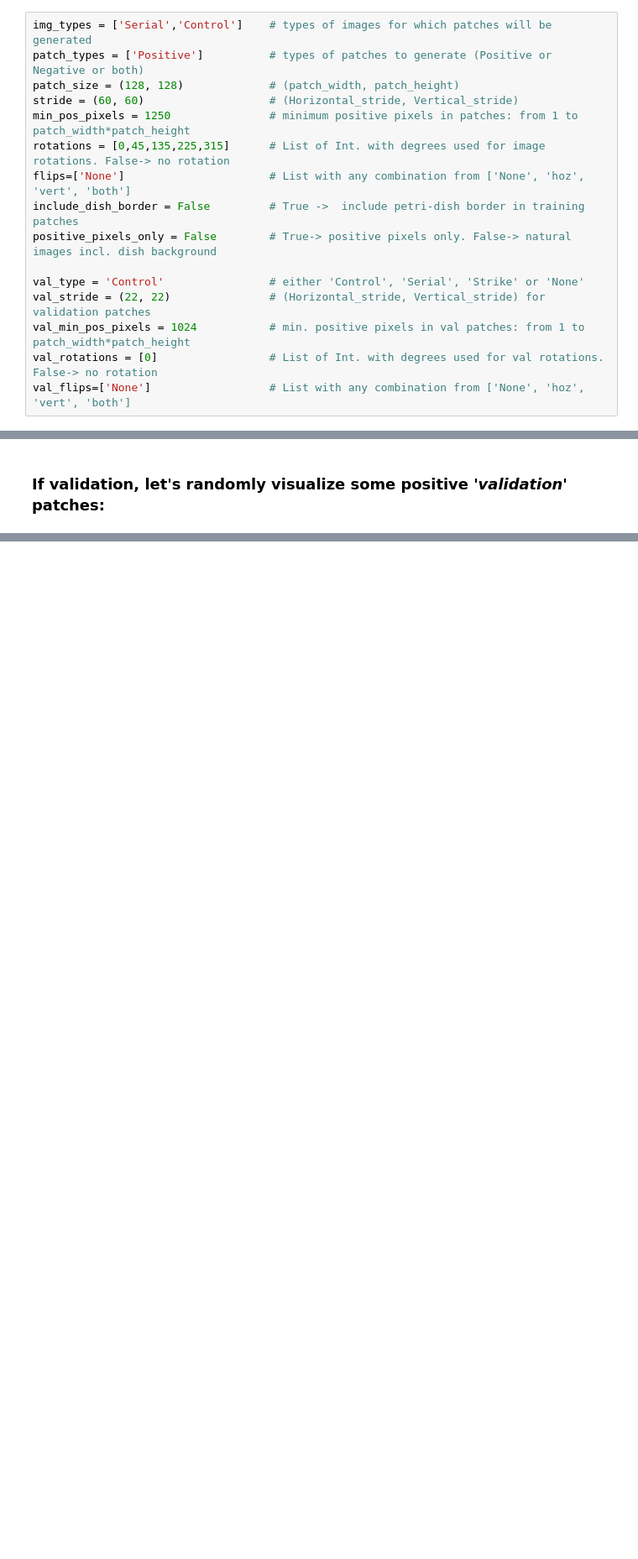
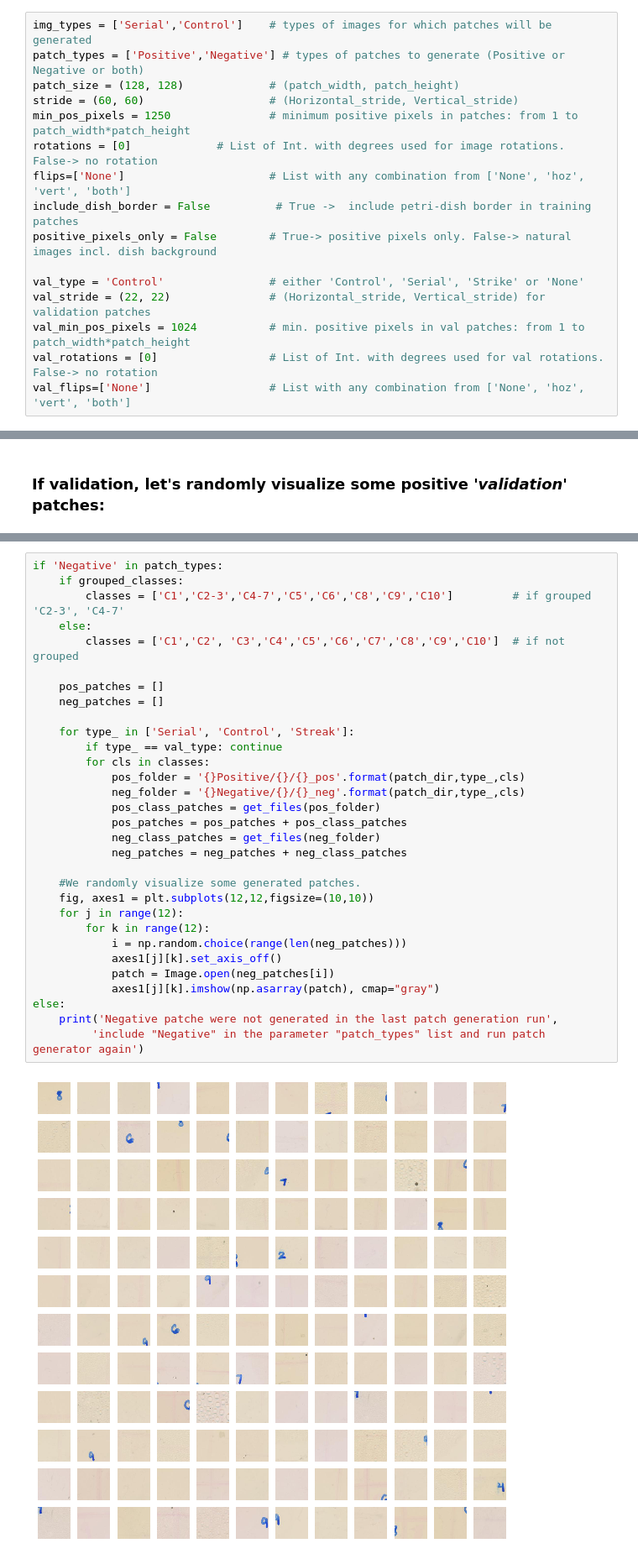
Before and after one commit to deibyrios/bacteria-classification, a Jupyter notebook: preprocessing/4. Patch Generator.ipynb, the cells around one changed output, grey strips where cells are left out. Shown at 84% size. Cells and saved outputs as stored; diff of their text form; blank space fills up the shorter version.

```diff
--- a/preprocessing/4. Patch Generator.ipynb
+++ b/preprocessing/4. Patch Generator.ipynb
@@ -370,13 +371,13 @@ Same concept than 'flips' (see above) but in this case it will be the list of di
 ## Enter the parameters for the Patch Generator function:
 # %%
 img_types = ['Serial','Control']    # types of images for which patches will be generated
-patch_types = ['Positive']          # types of patches to generate (Positive or Negative or both)
+patch_types = ['Positive','Negative'] # types of patches to generate (Positive or Negative or both)
 patch_size = (128, 128)             # (patch_width, patch_height)
 stride = (60, 60)                   # (Horizontal_stride, Vertical_stride)
 min_pos_pixels = 1250               # minimum positive pixels in patches: from 1 to patch_width*patch_height
-rotations = [0,45,135,225,315]      # List of Int. with degrees used for image rotations. False-> no rotation
+rotations = [0]             # List of Int. with degrees used for image rotations. False-> no rotation
 flips=['None']                      # List with any combination from ['None', 'hoz', 'vert', 'both']
-include_dish_border = False         # True ->  include petri-dish border in training patches
+include_dish_border = False          # True ->  include petri-dish border in training patches
 positive_pixels_only = False        # True-> positive pixels only. False-> natural images incl. dish background
 
 val_type = 'Control'                # either 'Control', 'Serial', 'Strike' or 'None'
@@ -545,0 +614,33 @@ if val_type in ['Serial', 'Control', 'Streak']:
+# %%
+if 'Negative' in patch_types:
+    if grouped_classes:
+        classes = ['C1','C2-3','C4-7','C5','C6','C8','C9','C10']         # if grouped 'C2-3', 'C4-7'
+    else:
+        classes = ['C1','C2', 'C3','C4','C5','C6','C7','C8','C9','C10']  # if not grouped
+
+    pos_patches = []
+    neg_patches = []
+
+    for type_ in ['Serial', 'Control', 'Streak']:
+        if type_ == val_type: continue
+        for cls in classes:
+            pos_folder = '{}Positive/{}/{}_pos'.format(patch_dir,type_,cls)
+            neg_folder = '{}Negative/{}/{}_neg'.format(patch_dir,type_,cls)
+            pos_class_patches = get_files(pos_folder)
+            pos_patches = pos_patches + pos_class_patches
+            neg_class_patches = get_files(neg_folder)
+            neg_patches = neg_patches + neg_class_patches
+
+    #We randomly visualize some generated patches.
+    fig, axes1 = plt.subplots(12,12,figsize=(10,10))
+    for j in range(12):
+        for k in range(12):
+            i = np.random.choice(range(len(neg_patches)))
+            axes1[j][k].set_axis_off()
+            patch = Image.open(neg_patches[i])
+            axes1[j][k].imshow(np.asarray(patch), cmap="gray")
+else:
+    print('Negative patche were not generated in the last patch generation run',
+         'include "Negative" in the parameter "patch_types" list and run patch generator again')
+# %% [output]
+[figure, added]
```
Also changed, not shown: parts of 13 cells of this notebook, 3 other files.
